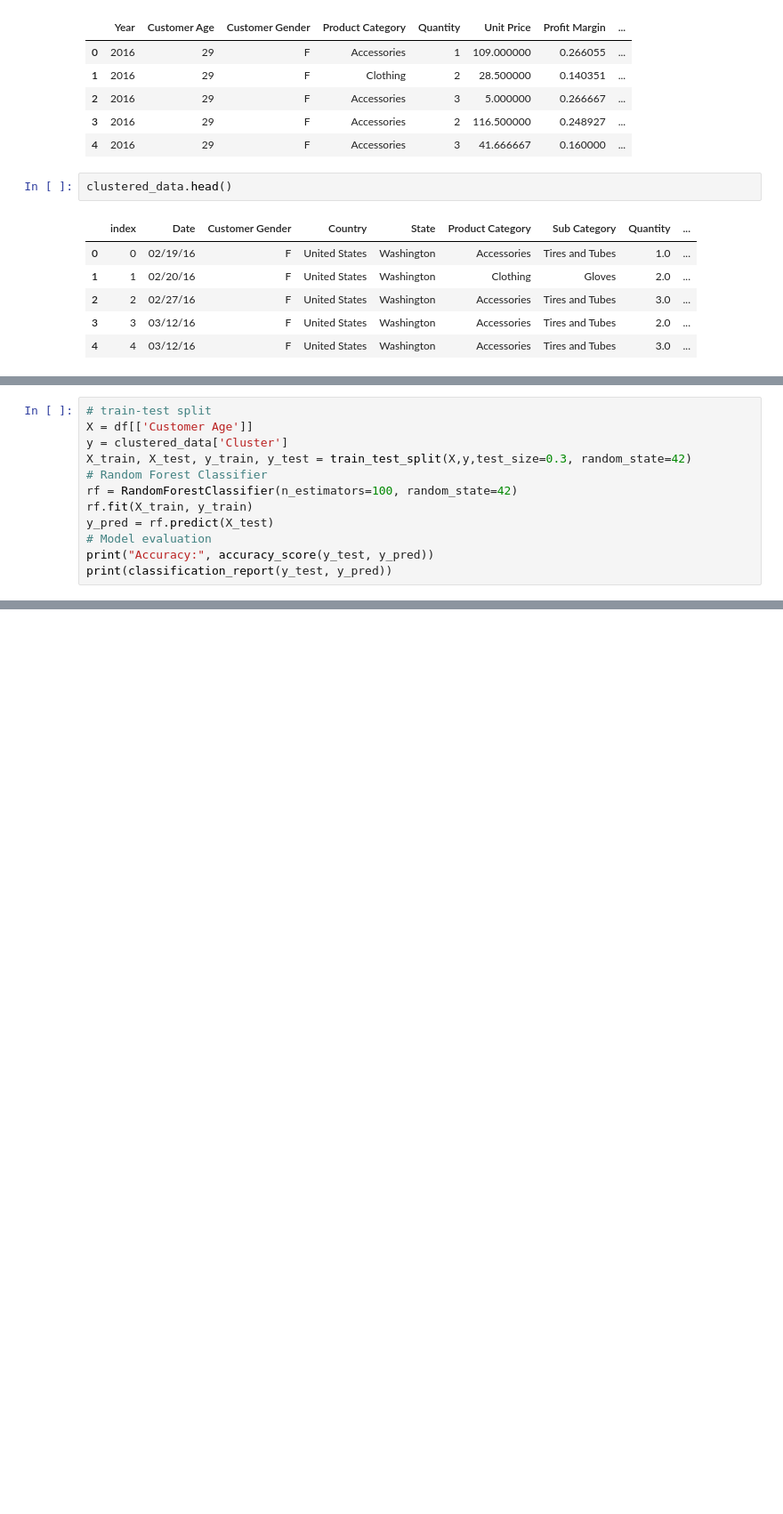
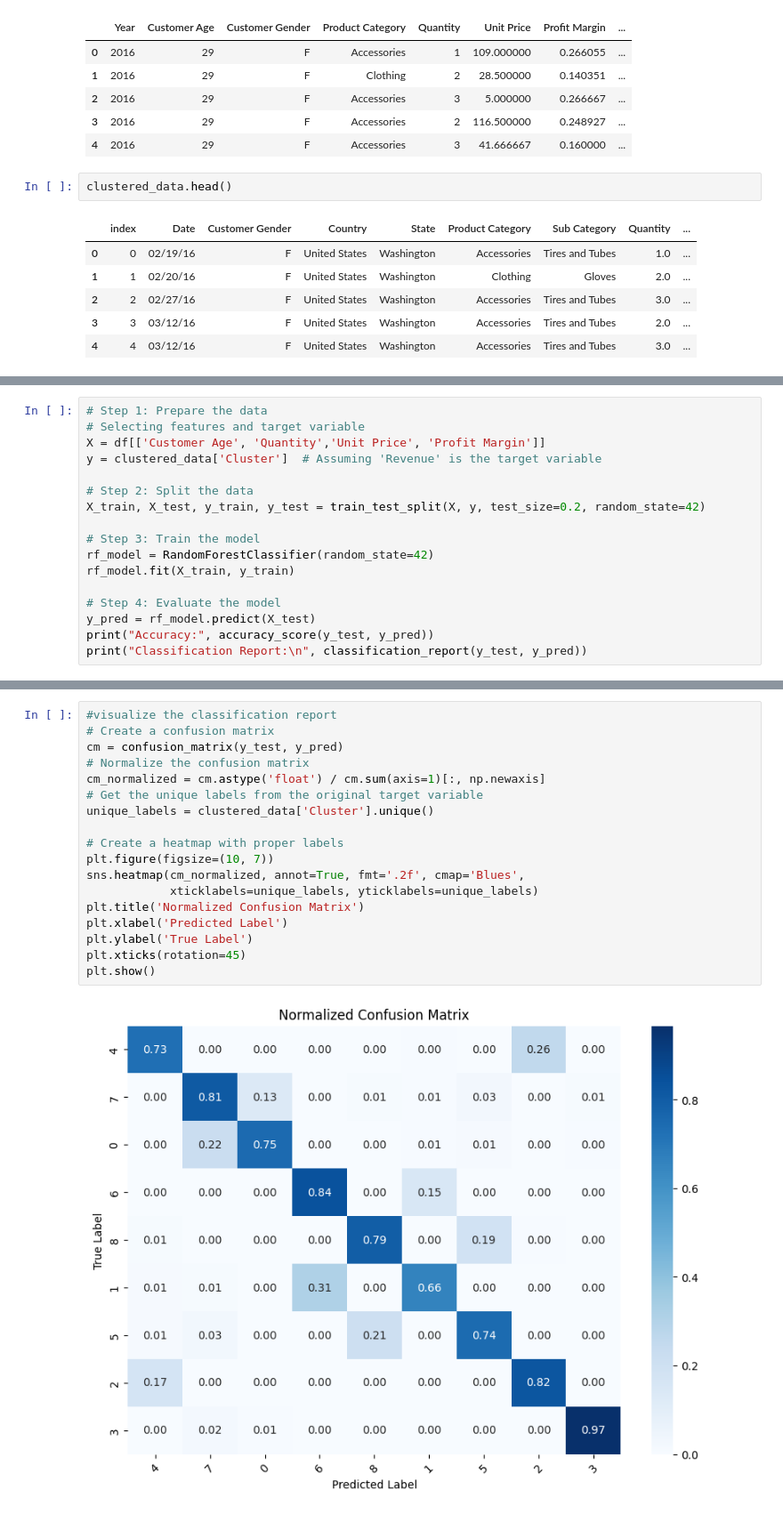
Before and after one commit to Girlcoding22/INDENG142_Sp25, a Jupyter notebook: Rand_Forest.ipynb, the cells around one changed output, grey strips where cells are left out. Shown at 89% size. Saved outputs shown, nothing was run; the diff lists cells and outputs as text; blank space fills up the shorter version.

Commit message:
random forest d1
draft 1 of random forest. both for aggregation and normal.

```diff
--- a/Rand_Forest.ipynb
+++ b/Rand_Forest.ipynb
@@ -31,13 +46,18 @@ clustered_data.head()
 # %%
-# train-test split
-X = df[['Customer Age']]
-y = clustered_data['Cluster']
-X_train, X_test, y_train, y_test = train_test_split(X,y,test_size=0.3, random_state=42)
-# Random Forest Classifier
-rf = RandomForestClassifier(n_estimators=100, random_state=42)
-rf.fit(X_train, y_train)
-y_pred = rf.predict(X_test)
-# Model evaluation
+# Step 1: Prepare the data
+# Selecting features and target variable
+X = df[['Customer Age', 'Quantity','Unit Price', 'Profit Margin']]
+y = clustered_data['Cluster']  # Assuming 'Revenue' is the target variable
+
+# Step 2: Split the data
+X_train, X_test, y_train, y_test = train_test_split(X, y, test_size=0.2, random_state=42)
+
+# Step 3: Train the model
+rf_model = RandomForestClassifier(random_state=42)
+rf_model.fit(X_train, y_train)
+
+# Step 4: Evaluate the model
+y_pred = rf_model.predict(X_test)
 print("Accuracy:", accuracy_score(y_test, y_pred))
-print(classification_report(y_test, y_pred))
+print("Classification Report:\n", classification_report(y_test, y_pred))
 # %% [output]
@@ -59,0 +81,20 @@ weighted avg       0.19      0.31      0.19     10460
+# %%
+#visualize the classification report
+# Create a confusion matrix
+cm = confusion_matrix(y_test, y_pred)
+# Normalize the confusion matrix
+cm_normalized = cm.astype('float') / cm.sum(axis=1)[:, np.newaxis]
+# Get the unique labels from the original target variable
+unique_labels = clustered_data['Cluster'].unique()
+
+# Create a heatmap with proper labels
+plt.figure(figsize=(10, 7))
+sns.heatmap(cm_normalized, annot=True, fmt='.2f', cmap='Blues',
+            xticklabels=unique_labels, yticklabels=unique_labels)
+plt.title('Normalized Confusion Matrix')
+plt.xlabel('Predicted Label')
+plt.ylabel('True Label')
+plt.xticks(rotation=45)
+plt.show()
+# %% [output]
+[figure, added]
```
Also changed, not shown: parts of 3 cells of this notebook, 1 other file.
